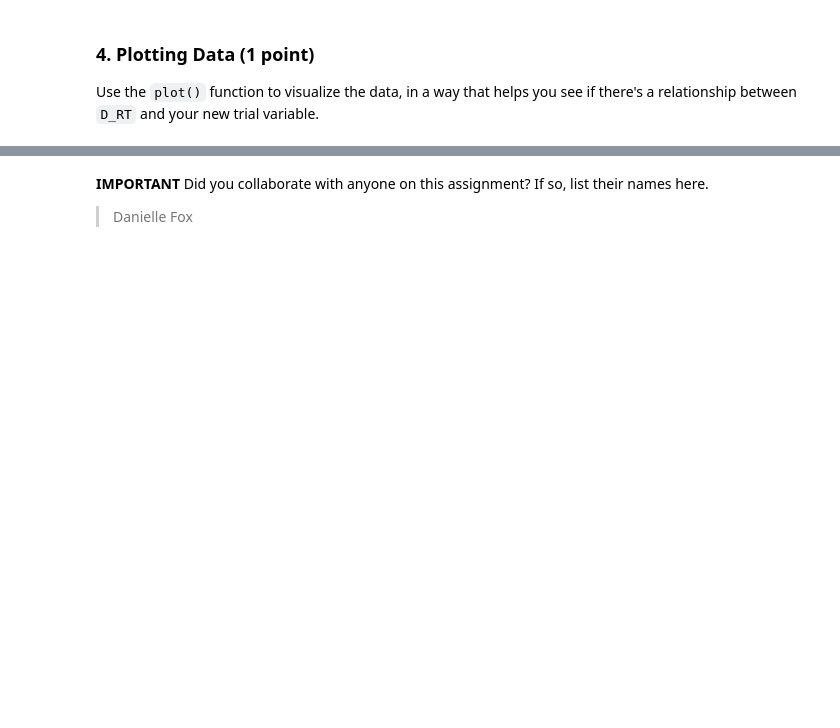
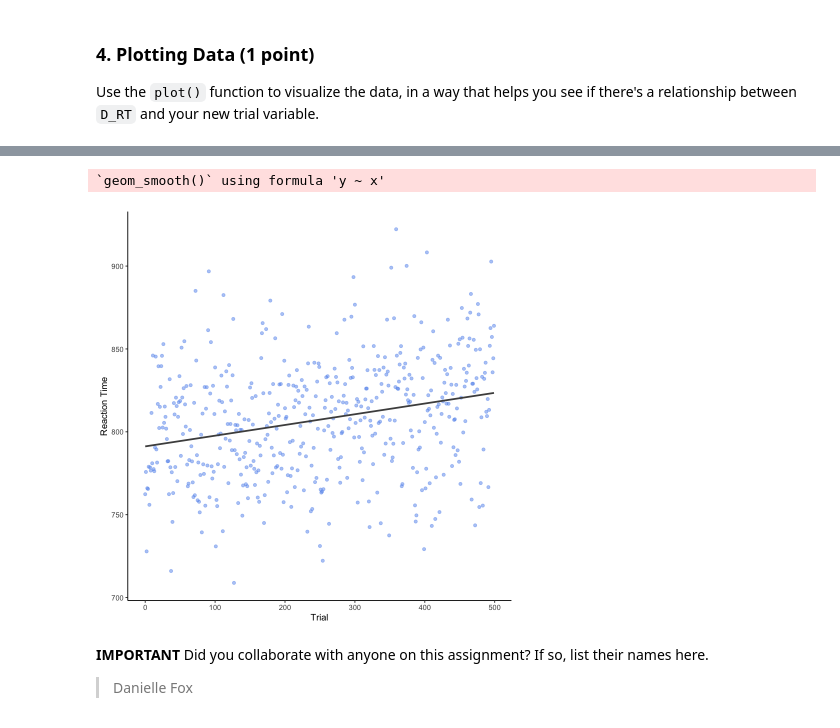
Before and after one commit to sadtangerine/Elie_DSPN_S22, a Jupyter notebook: Homework2.ipynb, the cells around one changed output, grey strips where cells are left out. Cells and saved outputs as stored; diff of their text form; code cells hidden in the pictures; blank space fills up the shorter version.

```diff
--- a/Homework2.ipynb
+++ b/Homework2.ipynb
@@ -97,3 +99,17 @@ plot
+# %%
+plot_2 <- ggplot(lexicaldata_clean, aes(x=New_Trial, y=D_RT)) +
+  stat_summary (geom='point', fun=mean, aes(alpha = 0.5, color = "cornflowerblue"))+
+  scale_alpha_identity() +
+  scale_colour_identity() +
+  geom_smooth(se = FALSE, method = "lm", color = "grey30") +
+  labs(x = "Trial",
+       y = "Reaction Time") +
+  theme_classic()
+
+plot_2 #slight positive correlation between trial and D_RT, as # of trial increase so does D_RT
+# %% [output]
+`geom_smooth()` using formula 'y ~ x'
+[figure, added]
 # %% [markdown]
 **IMPORTANT** Did you collaborate with anyone on this assignment? If so, list their names here.
 
```
Also changed, not shown: parts of 1 cell of this notebook.
